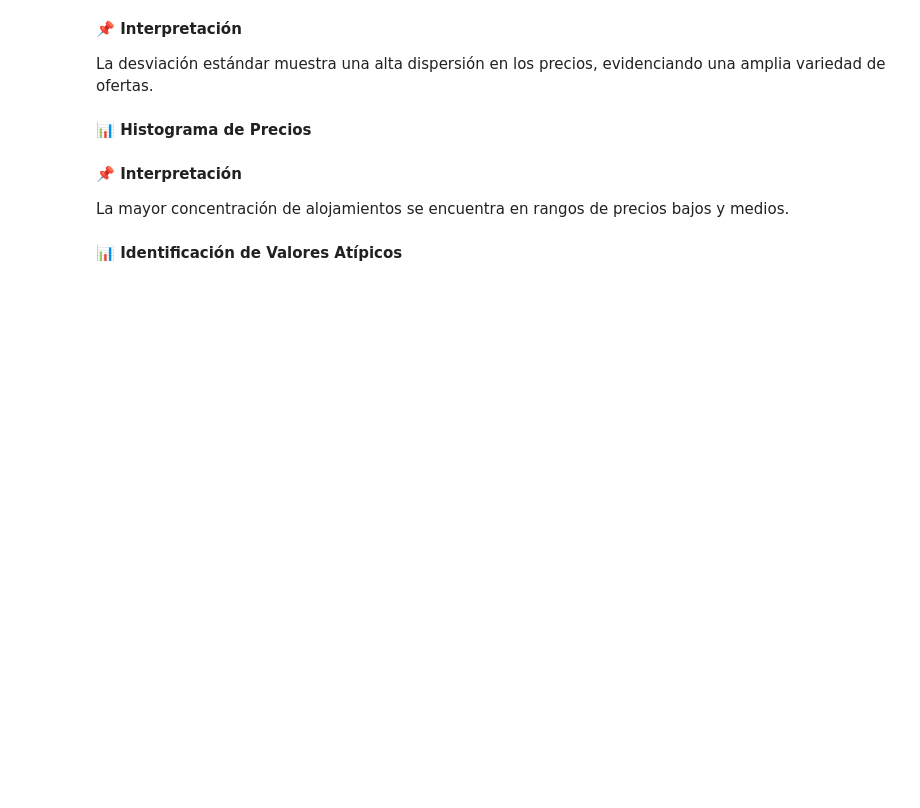
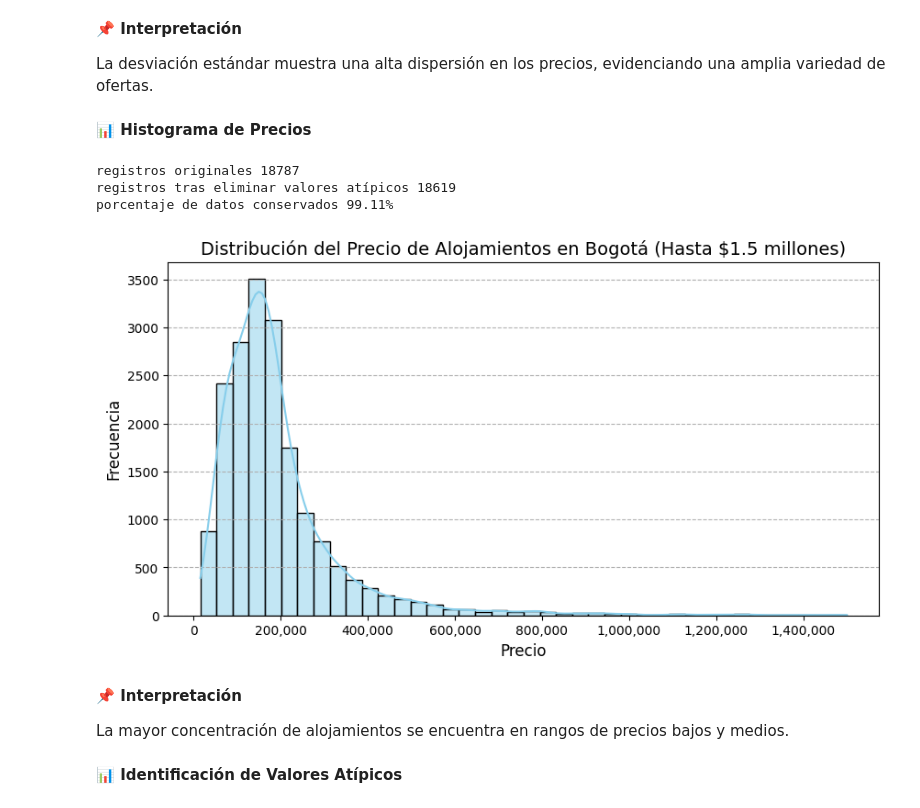
Before and after one commit to julybar2004-afk/DataXperience, a Jupyter notebook: Analisis_Alojamientos_Bogota.ipynb, the cells around one changed output. Saved outputs shown, nothing was run; the diff lists cells and outputs as text; code cells hidden in the pictures; blank space fills up the shorter version.

```diff
--- a/Analisis_Alojamientos_Bogota.ipynb
+++ b/Analisis_Alojamientos_Bogota.ipynb
@@ -327,3 +318,33 @@ plt.show()
+# %%
+plt.figure(figsize=(10,5))
+
+#se crea un nuevo dataset para evitar una grafica afectada por los outliers
+limite_precio_superior = 1500000
+df_filtrado = df[df['price'] <= limite_precio_superior].copy()
+print(f"registros originales {len(df)}")
+print(f"registros tras eliminar valores atípicos {len(df_filtrado)}")
+print(f"porcentaje de datos conservados {round(len(df_filtrado) / len(df) * 100, 2)}%")
+
+#histograma
+sns.histplot(df_filtrado["price"], bins=40, kde=True ,color="skyblue", edgecolor="black")
+plt.title("Distribución del Precio de Alojamientos en Bogotá (Hasta $1.5 millones)", fontsize=14)
+plt.xlabel("Precio", fontsize=12)
+plt.ylabel("Frecuencia", fontsize=12)
+plt.grid(axis='y', linestyle='--')
+plt.gca().xaxis.set_major_formatter(ticker.FuncFormatter(lambda x, p: format(int(x), ',')))
+
+
+#sns.histplot(df["price"], bins=30)
+
+#plt.title("Distribución de precios de alojamientos en Bogotá")
+#plt.xlabel("Precio")
+#plt.ylabel("Frecuencia")
+plt.show()
+# %% [output]
+registros originales 18787
+registros tras eliminar valores atípicos 18619
+porcentaje de datos conservados 99.11%
+[figure, added]
 # %% [markdown]
 **📌 Interpretación**
 
```
Also changed, not shown: parts of 27 cells of this notebook.
